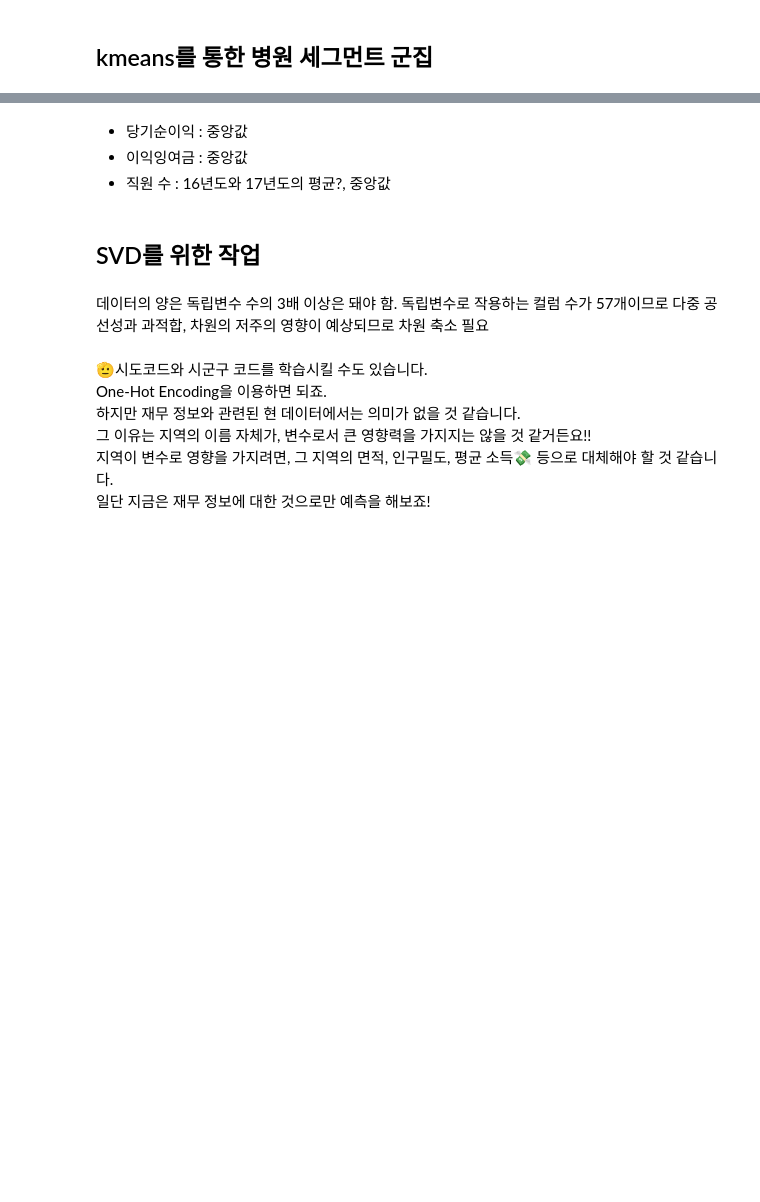
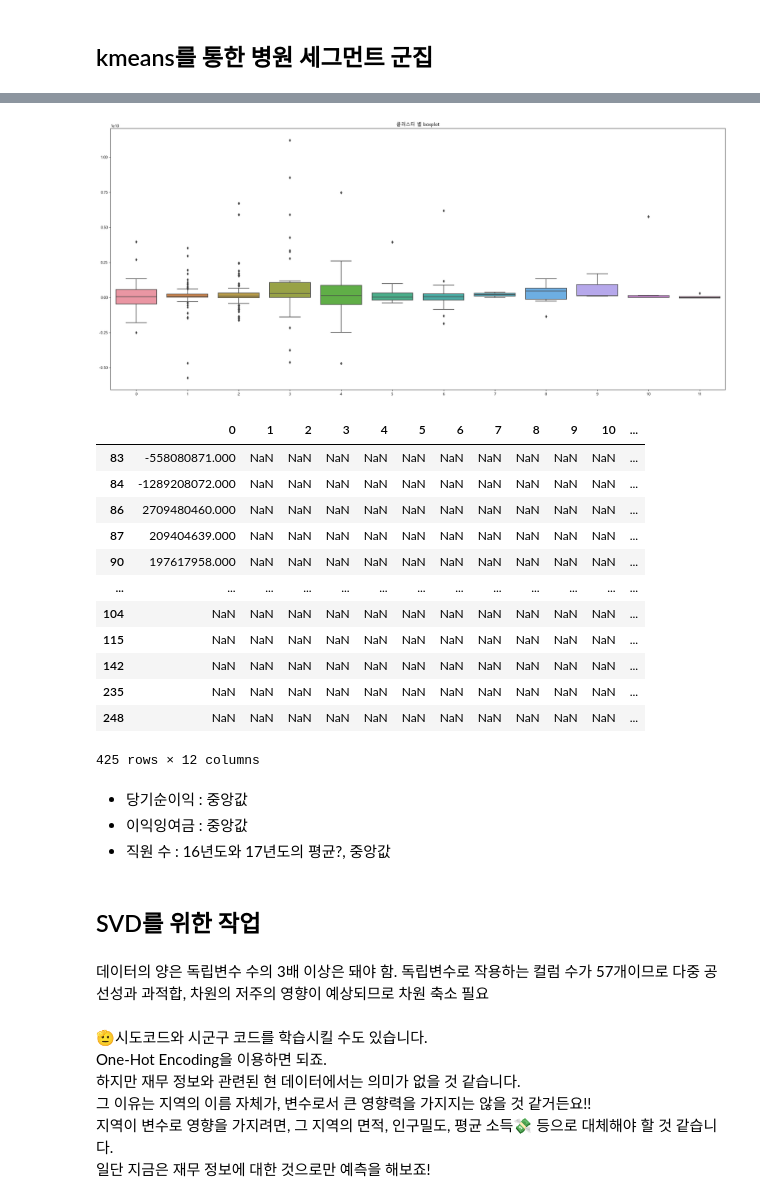
Before and after one commit to nyeokinyeoki/Gym_zalabim, a Jupyter notebook: ipynb/hospital.ipynb, the cells around one changed output, grey strips where cells are left out. Drawn from its saved outputs; the diff is of its cells as text; code cells hidden in the pictures; blank space fills up the shorter version.

```diff
--- a/ipynb/hospital.ipynb
+++ b/ipynb/hospital.ipynb
@@ -313,5 +324,5 @@ plt.show()
 # %%
-df_clst = df[["inst_id","OC", "busiProfit1", "busiProfit2", "profit1", "surplus1", "profit2", "surplus2",
+df_clst = df[["inst_id","OC", "dif_date","bedCount","busiProfit1", "busiProfit2", "profit1", "surplus1", "profit2", "surplus2",
                   "employee1", "employee2", "instkind", "sido"]]
 
 df_clst.info()
@@ -342,6 +351,3 @@ df["dif_date"].tail()
-# %%
-df_clst.insert(1, column="dif_date", value=df["dif_date"])
-df_clst.info()
 # %%
 # 영어로 돼 있는 '시도'를 한글로 변환
 
@@ -508,5 +684,28 @@ def sp_hist(DF=None, colClst=None, colhist=None) :
     plt.show()
 
     return
+# %%
+# 군집별 boxplot 확인
+def sp_boxplot(DF=None, colClst=None, colbox=None, Range=None) :
+    plt.figure(figsize=(28,12))
+    plt.rcParams['font.family'] = 'Malgun Gothic'
+    matplotlib.rcParams['axes.unicode_minus'] = False
+
+    # rectangular box plot
+    DF_box = pd.DataFrame()
+
+    for c in range(Range) :
+        dataframe = DF[DF[colClst]==c][colbox]
+        dataframe.rename(str(c), inplace=True)
+        DF_box = pd.concat([DF_box, dataframe], axis=1)
+
+    sns.boxplot(
+                data = DF_box,
+                orient='v'
+                )
+    plt.title("클러스터 별 boxplot")
+
+    plt.show()
+    return DF_box
 # %%
 # 17년도 당기순이익
@@ -513,0 +713,20 @@ sp_hist(DF=df_join_clst, colClst="NumberOfCluster", colhist="profit1")
+# %%
+sp_boxplot(DF=df_join_clst, colClst="NumberOfCluster", colbox="profit1", Range=12)
+# test_df=sp_boxplot(DF=df_join_clst, colClst="NumberOfCluster", colbox="profit1", Range=12)
+# print(len(test_df))
+# test_df
+# %% [output]
+[figure, added]
+|  | 0 | 1 | 2 | 3 | 4 | 5 | 6 | 7 | 8 | 9 | 10 | ... |
+| 83 | -558080871.000 | NaN | NaN | NaN | NaN | NaN | NaN | NaN | NaN | NaN | NaN | ... |
+| 84 | -1289208072.000 | NaN | NaN | NaN | NaN | NaN | NaN | NaN | NaN | NaN | NaN | ... |
+| 86 | 2709480460.000 | NaN | NaN | NaN | NaN | NaN | NaN | NaN | NaN | NaN | NaN | ... |
+| 87 | 209404639.000 | NaN | NaN | NaN | NaN | NaN | NaN | NaN | NaN | NaN | NaN | ... |
+| 90 | 197617958.000 | NaN | NaN | NaN | NaN | NaN | NaN | NaN | NaN | NaN | NaN | ... |
+| ... | ... | ... | ... | ... | ... | ... | ... | ... | ... | ... | ... | ... |
+| 104 | NaN | NaN | NaN | NaN | NaN | NaN | NaN | NaN | NaN | NaN | NaN | ... |
+| 115 | NaN | NaN | NaN | NaN | NaN | NaN | NaN | NaN | NaN | NaN | NaN | ... |
+| 142 | NaN | NaN | NaN | NaN | NaN | NaN | NaN | NaN | NaN | NaN | NaN | ... |
+| 235 | NaN | NaN | NaN | NaN | NaN | NaN | NaN | NaN | NaN | NaN | NaN | ... |
+| 248 | NaN | NaN | NaN | NaN | NaN | NaN | NaN | NaN | NaN | NaN | NaN | ... |
+425 rows × 12 columns
```
Also changed, not shown: parts of 23 cells of this notebook.
